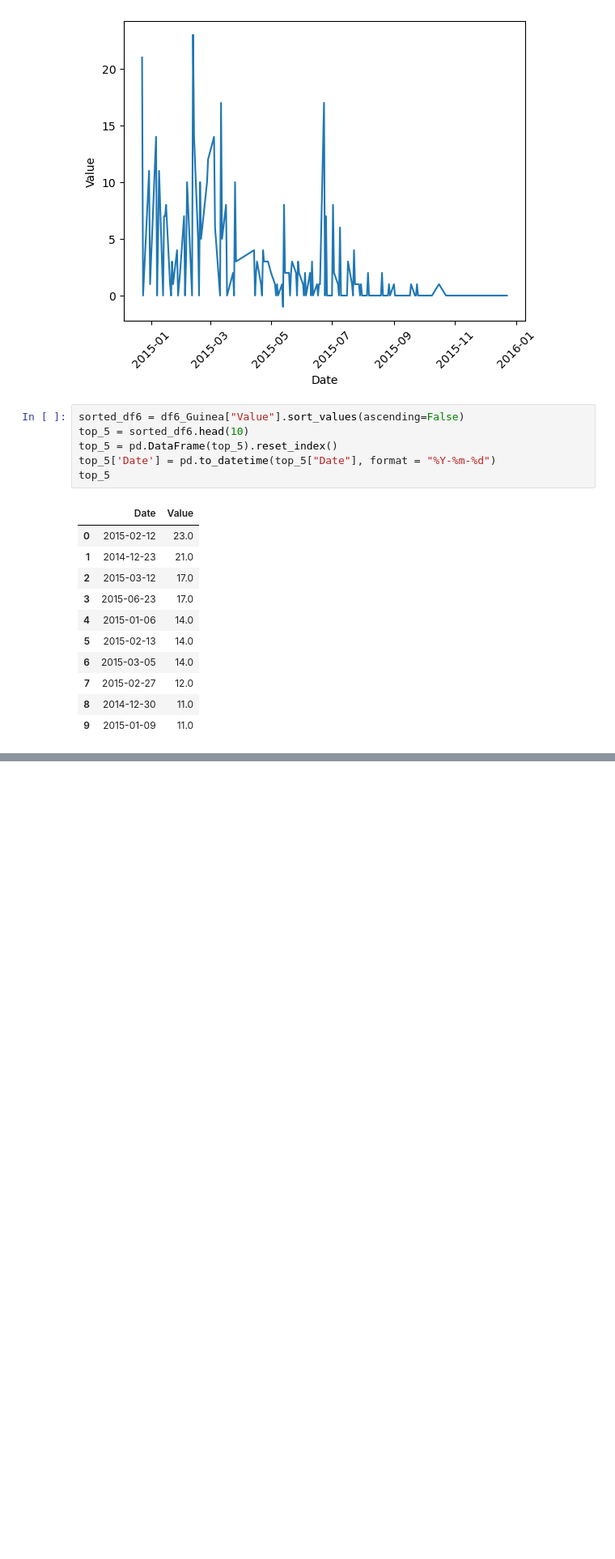
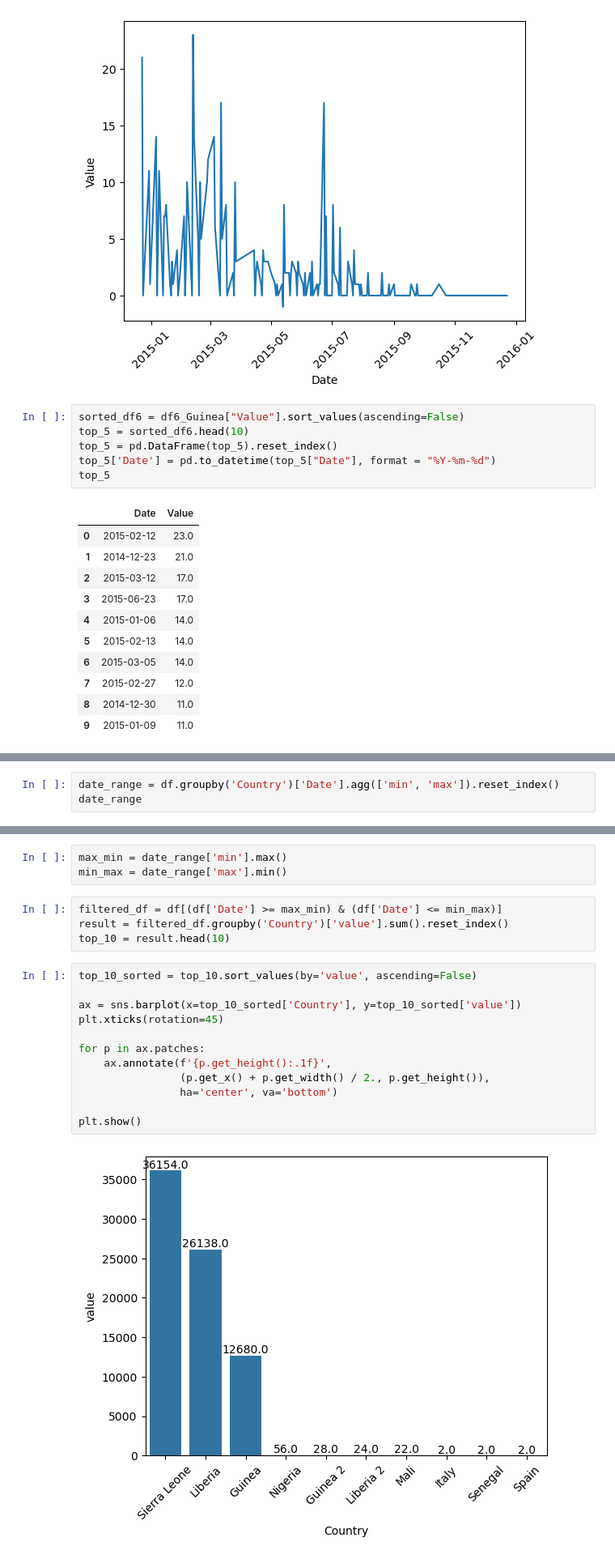
Before and after one commit to rzkynovan/tugas_tsdw, a Jupyter notebook: EDA.ipynb, the cells around one changed output, grey strips where cells are left out. Shown at 81% size. Drawn from its saved outputs; the diff is of its cells as text; blank space fills up the shorter version.

Commit message:
add compareation between country which had death case

```diff
--- a/EDA.ipynb
+++ b/EDA.ipynb
@@ -479,3 +478,6 @@ for p in ax.patches:
 plt.show()
 # %% [output]
 [figure]
+# %%
+date_range = df.groupby('Country')['Date'].agg(['min', 'max']).reset_index()
+date_range
@@ -481,0 +498,21 @@ plt.show()
+# %%
+max_min = date_range['min'].max()
+min_max = date_range['max'].min()
+# %%
+filtered_df = df[(df['Date'] >= max_min) & (df['Date'] <= min_max)]
+result = filtered_df.groupby('Country')['value'].sum().reset_index()
+top_10 = result.head(10)
+# %%
+top_10_sorted = top_10.sort_values(by='value', ascending=False)
+
+ax = sns.barplot(x=top_10_sorted['Country'], y=top_10_sorted['value'])
+plt.xticks(rotation=45)
+
+for p in ax.patches:
+    ax.annotate(f'{p.get_height():.1f}',
+                (p.get_x() + p.get_width() / 2., p.get_height()),
+                ha='center', va='bottom')
+
+plt.show()
+# %% [output]
+[figure, added]
```
Also changed, not shown: parts of 2 cells of this notebook.
